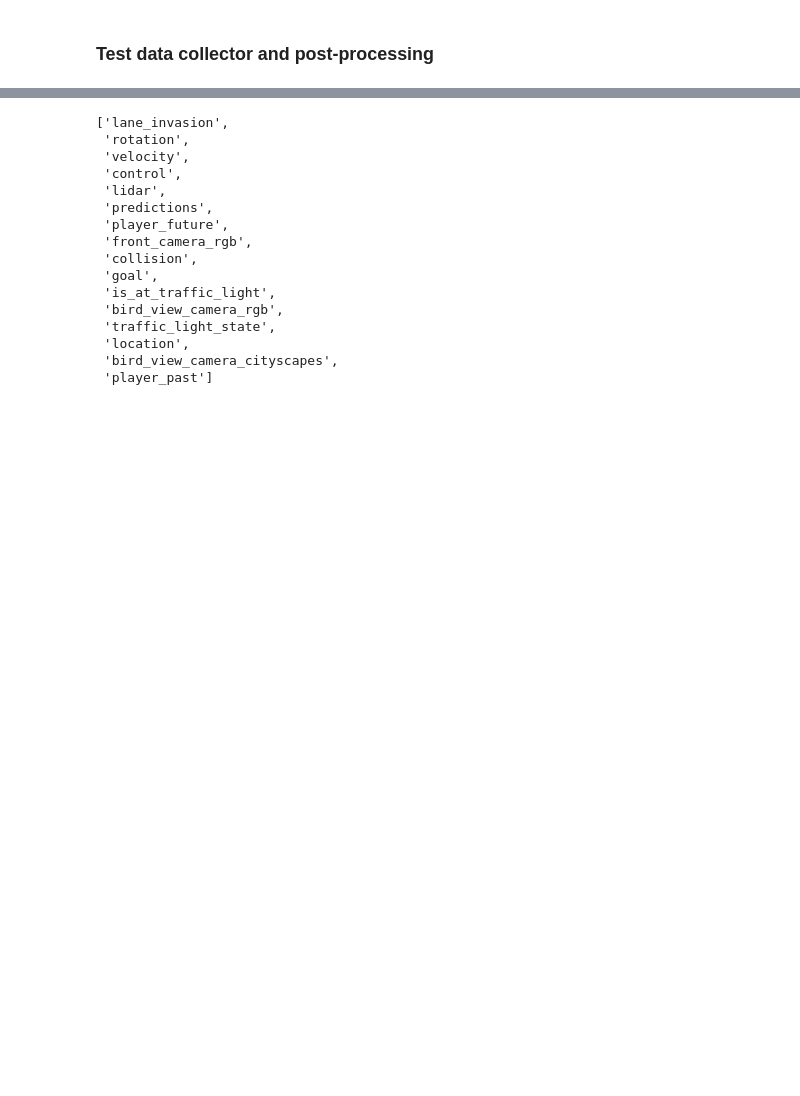
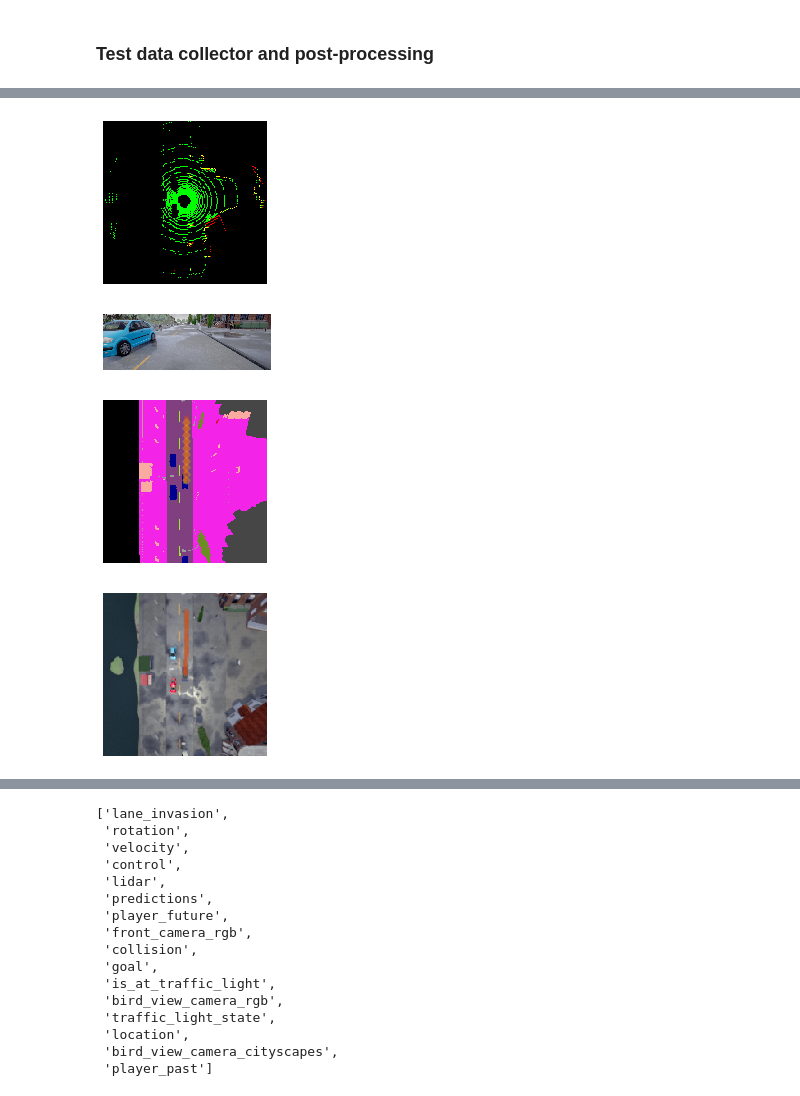
Before and after one commit to weirayao/oatomobile, a Jupyter notebook: oatomobile.ipynb, the cells around one changed output, grey strips where cells are left out. Drawn from its saved outputs; the diff is of its cells as text; code cells hidden in the pictures; blank space fills up the shorter version.

```diff
--- a/oatomobile.ipynb
+++ b/oatomobile.ipynb
@@ -137,0 +167,3 @@ FileNotFoundError: [Errno 2] No such file or directory: 'process_dir/bf88cbd9987
+# %%
+data.plot_datum("/data/datasets/carla/data_oatomobile_processed/4729fdadddc54be78a03f3129af7cf82.npz", "cache/")
+# %% [output]
@@ -137,0 +171,4 @@ FileNotFoundError: [Errno 2] No such file or directory: 'process_dir/bf88cbd9987
+[figure, added]
+[figure, added]
+[figure, added]
+[figure, added]
```
Also changed, not shown: parts of 14 cells of this notebook, 3 other files.
